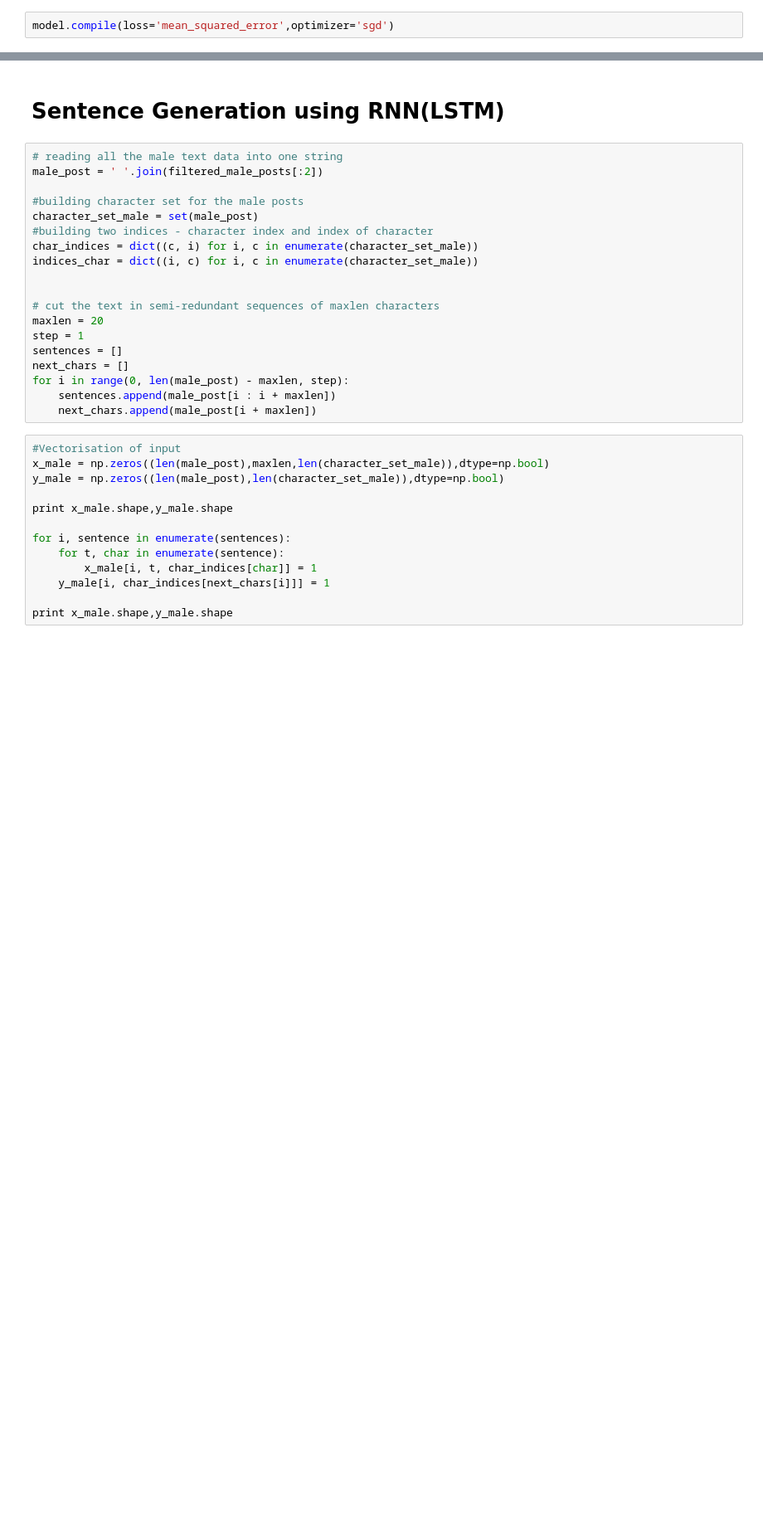
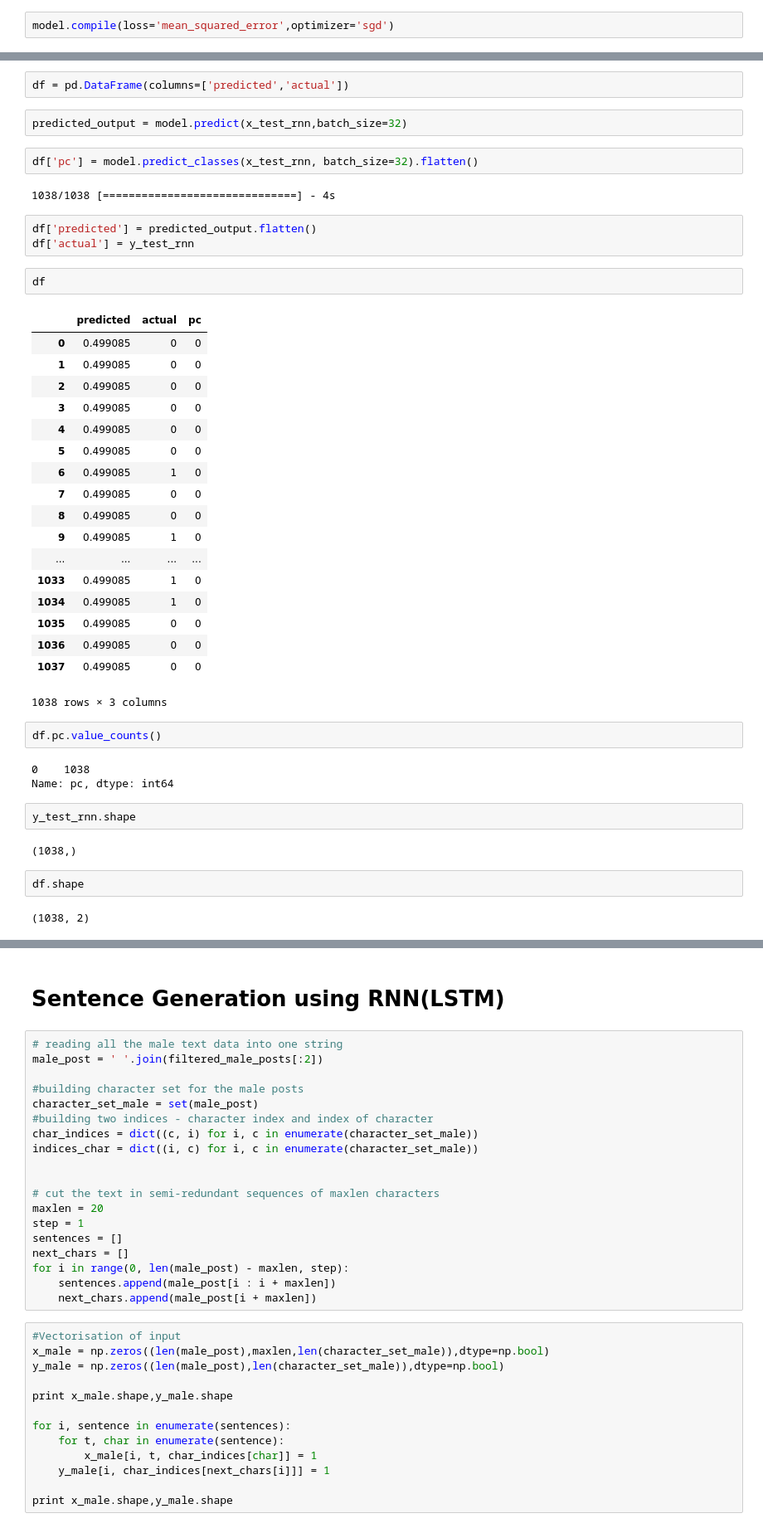
Before and after one commit to unnati-xyz/intro-to-deep-learning-for-nlp, a Jupyter notebook: Recurrent Neural Networks.ipynb, the cells around one changed output, grey strips where cells are left out. Shown at 83% size. Cells and saved outputs as stored; diff of their text form; blank space fills up the shorter version.

```diff
--- a/Recurrent Neural Networks.ipynb
+++ b/Recurrent Neural Networks.ipynb
@@ -218,0 +252,45 @@ score,acc = model.evaluate(x_test_rnn,y_test_rnn,batch_size=32,show_accuracy=Tru
+# %%
+df = pd.DataFrame(columns=['predicted','actual'])
+# %%
+predicted_output = model.predict(x_test_rnn,batch_size=32)
+# %%
+df['pc'] = model.predict_classes(x_test_rnn, batch_size=32).flatten()
+# %% [output]
+1038/1038 [==============================] - 4s
+# %%
+df['predicted'] = predicted_output.flatten()
+df['actual'] = y_test_rnn
+# %%
+df
+# %% [output]
+|  | predicted | actual | pc |
+| 0 | 0.499085 | 0 | 0 |
+| 1 | 0.499085 | 0 | 0 |
+| 2 | 0.499085 | 0 | 0 |
+| 3 | 0.499085 | 0 | 0 |
+| 4 | 0.499085 | 0 | 0 |
+| 5 | 0.499085 | 0 | 0 |
+| 6 | 0.499085 | 1 | 0 |
+| 7 | 0.499085 | 0 | 0 |
+| 8 | 0.499085 | 0 | 0 |
+| 9 | 0.499085 | 1 | 0 |
+| ... | ... | ... | ... |
+| 1033 | 0.499085 | 1 | 0 |
+| 1034 | 0.499085 | 1 | 0 |
+| 1035 | 0.499085 | 0 | 0 |
+| 1036 | 0.499085 | 0 | 0 |
+| 1037 | 0.499085 | 0 | 0 |
+1038 rows × 3 columns
+# %%
+df.pc.value_counts()
+# %% [output]
+0    1038
+Name: pc, dtype: int64
+# %%
+y_test_rnn.shape
+# %% [output]
+(1038,)
+# %%
+df.shape
+# %% [output]
+(1038, 2)
```
Also changed, not shown: parts of 25 cells of this notebook.
